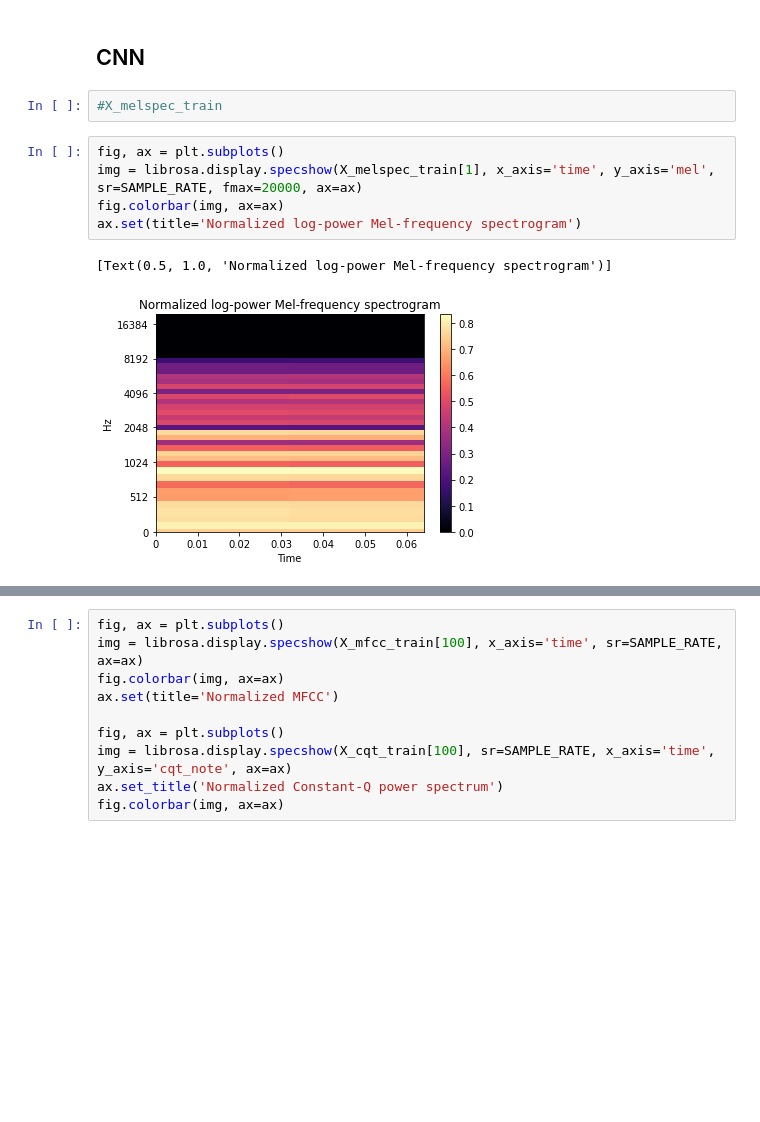
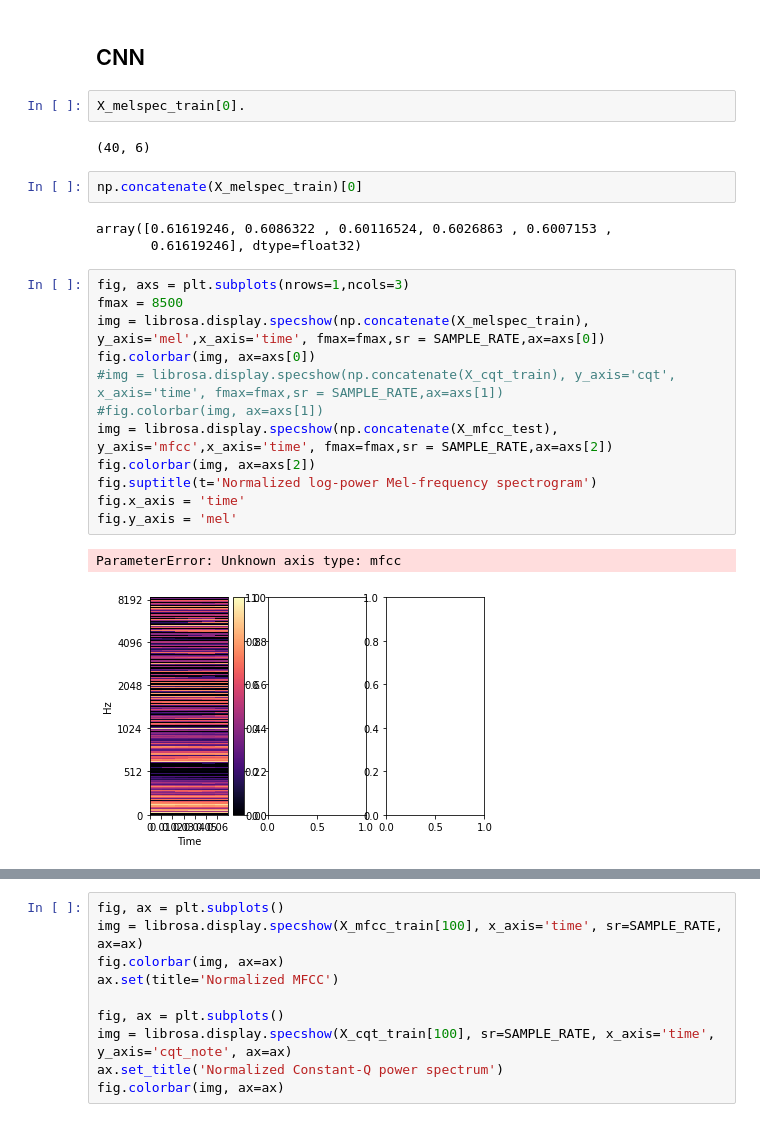
Before and after one commit to asahicantu/DAT5502021, a Jupyter notebook: dat550-2021-final-project.ipynb, the cells around one changed output, grey strips where cells are left out. Saved outputs shown, nothing was run; the diff lists cells and outputs as text; blank space fills up the shorter version.

```diff
--- a/dat550-2021-final-project.ipynb
+++ b/dat550-2021-final-project.ipynb
@@ -480,12 +457,26 @@ array([[4860657,  128614],
 # %% [markdown]
 ## CNN
-# %%
-#X_melspec_train
-# %%
-fig, ax = plt.subplots()
-img = librosa.display.specshow(X_melspec_train[1], x_axis='time', y_axis='mel', sr=SAMPLE_RATE, fmax=20000, ax=ax)
-fig.colorbar(img, ax=ax)
-ax.set(title='Normalized log-power Mel-frequency spectrogram')
-# %% [output]
-[Text(0.5, 1.0, 'Normalized log-power Mel-frequency spectrogram')]
-[figure, removed]
+# %%
+X_melspec_train[0].
+# %% [output]
+(40, 6)
+# %%
+np.concatenate(X_melspec_train)[0]
+# %% [output]
+array([0.61619246, 0.6086322 , 0.60116524, 0.6026863 , 0.6007153 ,
+       0.61619246], dtype=float32)
+# %%
+fig, axs = plt.subplots(nrows=1,ncols=3)
+fmax = 8500
+img = librosa.display.specshow(np.concatenate(X_melspec_train), y_axis='mel',x_axis='time', fmax=fmax,sr = SAMPLE_RATE,ax=axs[0])
+fig.colorbar(img, ax=axs[0])
+#img = librosa.display.specshow(np.concatenate(X_cqt_train), y_axis='cqt', x_axis='time', fmax=fmax,sr = SAMPLE_RATE,ax=axs[1])
+#fig.colorbar(img, ax=axs[1])
+img = librosa.display.specshow(np.concatenate(X_mfcc_test), y_axis='mfcc',x_axis='time', fmax=fmax,sr = SAMPLE_RATE,ax=axs[2])
+fig.colorbar(img, ax=axs[2])
+fig.suptitle(t='Normalized log-power Mel-frequency spectrogram')
+fig.x_axis = 'time'
+fig.y_axis = 'mel'
+# %% [output]
+ParameterError: Unknown axis type: mfcc
+[figure, added]
```
Also changed, not shown: parts of 29 cells of this notebook, 2 other files.
